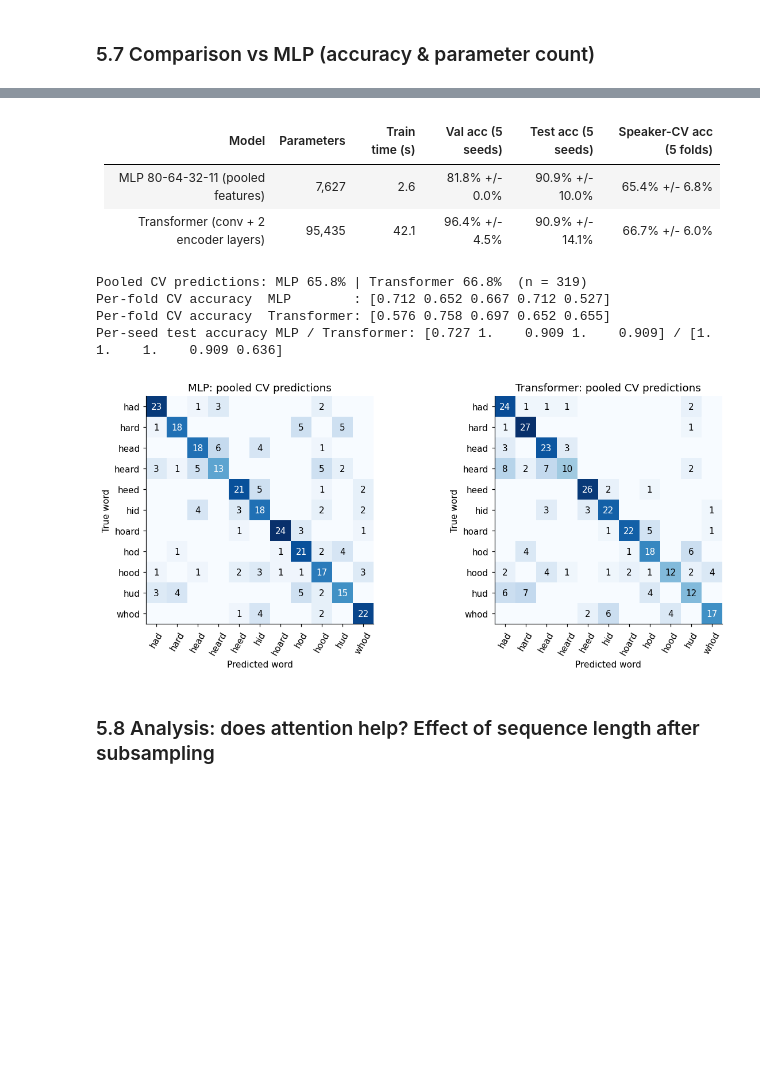
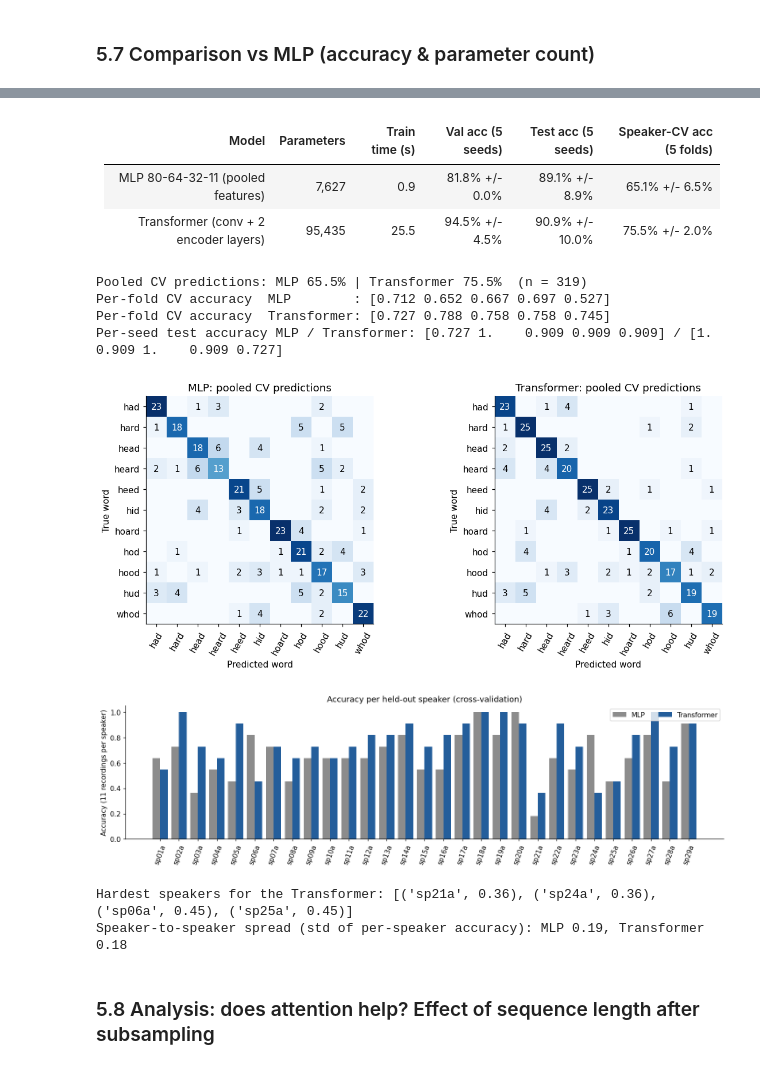
Before and after one commit to joela03/EEEM030-GroupAssignment2, a Jupyter notebook: EEEM030_GroupAssignment2.ipynb, the cells around one changed output, grey strips where cells are left out. Cells and saved outputs as stored; diff of their text form; code cells hidden in the pictures; blank space fills up the shorter version.

Commit message:
Part 5: corrected CV (80 epochs), per-speaker analysis, interpretation.

```diff
--- a/EEEM030_GroupAssignment2.ipynb
+++ b/EEEM030_GroupAssignment2.ipynb
@@ -1487,7 +1484,7 @@ The MLP baseline is the `SpeechFFN` architecture of 2.7 (80-64-32-11) on the tim
 # %%
 SEEDS = [SEED + i for i in range(5)]
 CV_FOLDS = 5
-CV_EPOCHS = 40            # fixed epochs per CV fold (cosine schedule completes within them)
+CV_EPOCHS = TRAIN_CFG['epochs']   # same epoch budget as the main run (40 epochs left the model under-trained: ~82% train acc)
 CV_MLP_EPOCHS = 100
 
 
@@ -1576,40 +1573,61 @@ def cv_mlp(k=CV_FOLDS):
 
 
 cv_tf_acc, cv_tf_y, cv_tf_p = cv_transformer()
 cv_mlp_acc, cv_mlp_y, cv_mlp_p = cv_mlp()
 
 
 # ---- results table -----------------------------------------------------------------------------
 def pm(a):
     return f'{a.mean():.1%} +/- {a.std():.1%}'
 
 
 rows = [('MLP 80-64-32-11 (pooled features)', mlp_runs, cv_mlp_acc), ('Transformer (conv + 2 encoder layers)', tf_runs, cv_tf_acc)]
 table = ['| Model | Parameters | Train time (s) | Val acc (5 seeds) | Test acc (5 seeds) | Speaker-CV acc (5 folds) |',
          '|---|---:|---:|---:|---:|---:|']
 for name, runs, cv in rows:
     table.append(f'| {name} | {int(runs[0, 3]):,} | {runs[:, 2].mean():.1f} | {pm(runs[:, 0])} | {pm(runs[:, 1])} | {pm(cv)} |')
 display(Markdown('\n'.join(table)))
 print(f'Pooled CV predictions: MLP {(cv_mlp_p == cv_mlp_y).float().mean():.1%} | '
       f'Transformer {(cv_tf_p == cv_tf_y).float().mean():.1%}  (n = {len(cv_tf_y)})')
 print('Per-fold CV accuracy  MLP        :', np.round(cv_mlp_acc, 3))
 print('Per-fold CV accuracy  Transformer:', np.round(cv_tf_acc, 3))
 print('Per-seed test accuracy MLP / Transformer:', np.round(mlp_runs[:, 1], 3), '/', np.round(tf_runs[:, 1], 3))
 
 fig, axes = plt.subplots(1, 2, figsize=(11, 4.6), layout='constrained')
 plot_confusion(confusion_matrix(cv_mlp_y, cv_mlp_p), 'MLP: pooled CV predictions', axes[0])
 plot_confusion(confusion_matrix(cv_tf_y, cv_tf_p), 'Transformer: pooled CV predictions', axes[1])
 plt.show()
+
+# ---- per-speaker accuracy (speaker variability is the main difficulty) -------------------------------
+cv_speaker = np.array([records[i]['speaker'] for _, te in speaker_folds() for i in te])   # same order as the pooled predictions
+spk_list = [str(s) for s in sorted(set(cv_speaker))]
+spk_acc = {name: np.array([(p[cv_speaker == s] == y[cv_speaker == s]).float().mean().item() for s in spk_list])
+           for name, (y, p) in {'MLP': (cv_mlp_y, cv_mlp_p), 'Transformer': (cv_tf_y, cv_tf_p)}.items()}
+fig, ax = plt.subplots(figsize=(13, 3.6), layout='constrained')
+xs = np.arange(len(spk_list))
+ax.bar(xs - 0.2, spk_acc['MLP'], 0.4, label='MLP', color='#8c8c8c')
+ax.bar(xs + 0.2, spk_acc['Transformer'], 0.4, label='Transformer', color='#245e9b')
+ax.set(title='Accuracy per held-out speaker (cross-validation)', ylabel='Accuracy (11 recordings per speaker)',
+       xticks=xs, xticklabels=spk_list, ylim=(0, 1.05))
+ax.tick_params(axis='x', rotation=70); ax.legend(ncol=2)
+plt.show()
+hard = np.argsort(spk_acc['Transformer'])[:4]
+print('Hardest speakers for the Transformer:', [(spk_list[i], round(float(spk_acc['Transformer'][i]), 2)) for i in hard])
+print('Speaker-to-speaker spread (std of per-speaker accuracy): '
+      f'MLP {spk_acc["MLP"].std():.2f}, Transformer {spk_acc["Transformer"].std():.2f}')
 # %% [output]
 | Model | Parameters | Train time (s) | Val acc (5 seeds) | Test acc (5 seeds) | Speaker-CV acc (5 folds) |
 |---|---:|---:|---:|---:|---:|
-| MLP 80-64-32-11 (pooled features) | 7,627 | 2.6 | 81.8% +/- 0.0% | 90.9% +/- 10.0% | 65.4% +/- 6.8% |
-| Transformer (conv + 2 encoder layers) | 95,435 | 42.1 | 96.4% +/- 4.5% | 90.9% +/- 14.1% | 66.7% +/- 6.0% |
+| MLP 80-64-32-11 (pooled features) | 7,627 | 0.9 | 81.8% +/- 0.0% | 89.1% +/- 8.9% | 65.1% +/- 6.5% |
+| Transformer (conv + 2 encoder layers) | 95,435 | 25.5 | 94.5% +/- 4.5% | 90.9% +/- 10.0% | 75.5% +/- 2.0% |
-Pooled CV predictions: MLP 65.8% | Transformer 66.8%  (n = 319)
-Per-fold CV accuracy  MLP        : [0.712 0.652 0.667 0.712 0.527]
-Per-fold CV accuracy  Transformer: [0.576 0.758 0.697 0.652 0.655]
-Per-seed test accuracy MLP / Transformer: [0.727 1.    0.909 1.    0.909] / [1.    1.    1.    0.909 0.636]
+Pooled CV predictions: MLP 65.5% | Transformer 75.5%  (n = 319)
+Per-fold CV accuracy  MLP        : [0.712 0.652 0.667 0.697 0.527]
+Per-fold CV accuracy  Transformer: [0.727 0.788 0.758 0.758 0.745]
+Per-seed test accuracy MLP / Transformer: [0.727 1.    0.909 0.909 0.909] / [1.    0.909 1.    0.909 0.727]
-[figure, old version]
+[figure, new version]
+[figure, added]
+Hardest speakers for the Transformer: [('sp21a', 0.36), ('sp24a', 0.36), ('sp06a', 0.45), ('sp25a', 0.45)]
+Speaker-to-speaker spread (std of per-speaker accuracy): MLP 0.19, Transformer 0.18
 # %% [markdown]
 ### 5.8 Analysis: does attention help? Effect of sequence length after subsampling
 # %% [markdown]
```
Also changed, not shown: parts of 14 cells of this notebook.
